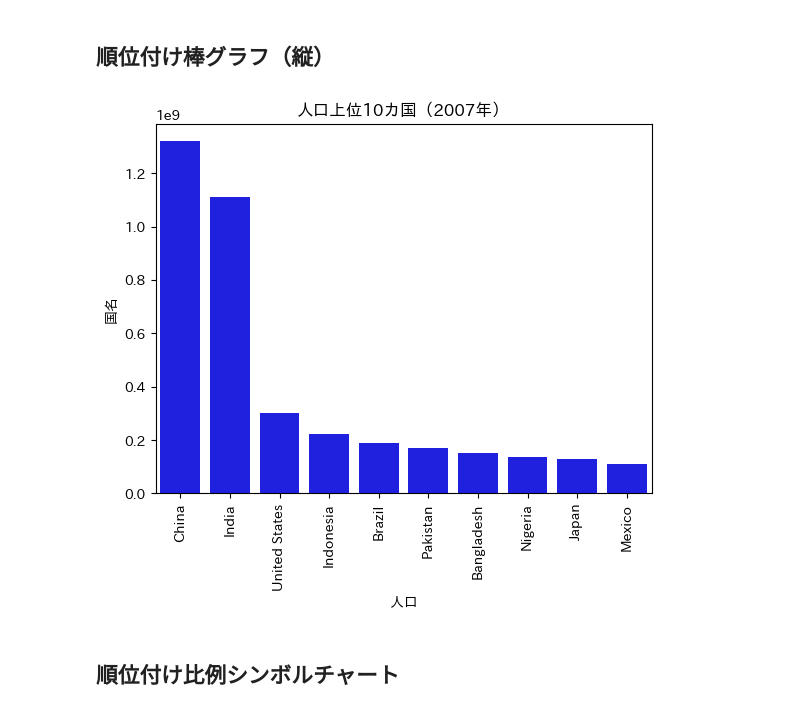
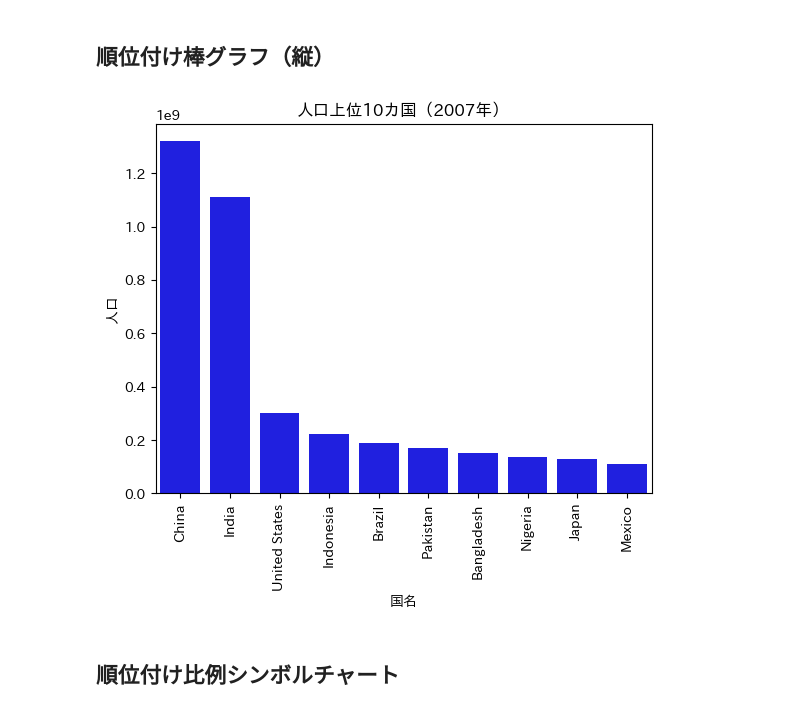
Before and after one commit to aokikenichi/aokikenichi, a Jupyter notebook: FT図解の言語.ipynb, the cells around one changed output. Cells and saved outputs as stored; diff of their text form; code cells hidden in the pictures.

```diff
--- a/FT図解の言語.ipynb
+++ b/FT図解の言語.ipynb
@@ -297,12 +297,12 @@ plt.show()
 # %%
 sns.barplot(data=df_plot, x='country', y='pop', color='blue')
 plt.title('人口上位10カ国（2007年）')
-plt.xlabel('人口')
-plt.ylabel('国名')
+plt.xlabel('国名')
+plt.ylabel('人口')
 plt.xticks(rotation=90)
 plt.show()
 # %% [output]
-[figure, old version]
+[figure, new version]
 # %% [markdown]
 ## 順位付け比例シンボルチャート
 # %%
```
Also changed, not shown: parts of 6 cells of this notebook.
